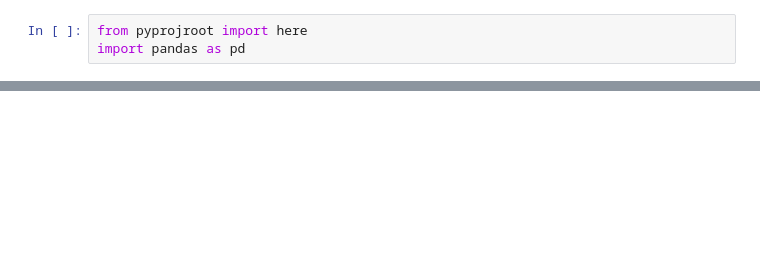
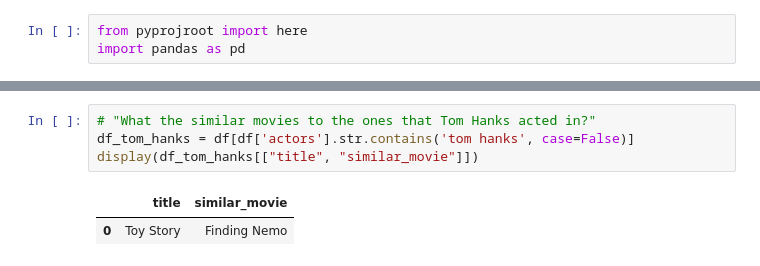
Before and after one commit to Farzad-R/Advanced-QA-and-RAG-Series, a Jupyter notebook: KnowledgeGraph-Q&A-and-RAG-with-TabularData/explore/explore_movie_data.ipynb, the cells around one changed output, grey strips where cells are left out. Saved outputs shown, nothing was run; the diff lists cells and outputs as text; blank space fills up the shorter version.

```diff
--- a/KnowledgeGraph-Q&A-and-RAG-with-TabularData/explore/explore_movie_data.ipynb
+++ b/KnowledgeGraph-Q&A-and-RAG-with-TabularData/explore/explore_movie_data.ipynb
@@ -43,0 +49,7 @@ array(['Cutthroat Island'], dtype=object)
+# %%
+# "What the similar movies to the ones that Tom Hanks acted in?"
+df_tom_hanks = df[df['actors'].str.contains('tom hanks', case=False)]
+display(df_tom_hanks[["title", "similar_movie"]])
+# %% [output]
+|  | title | similar_movie |
+| 0 | Toy Story | Finding Nemo |
```
Also changed, not shown: parts of 16 cells of this notebook, 11 other files.
